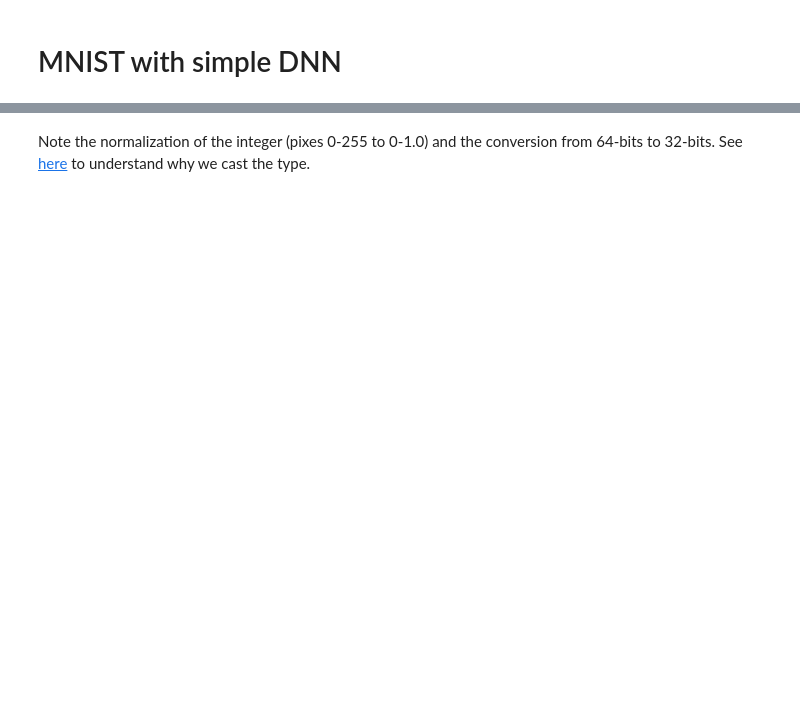
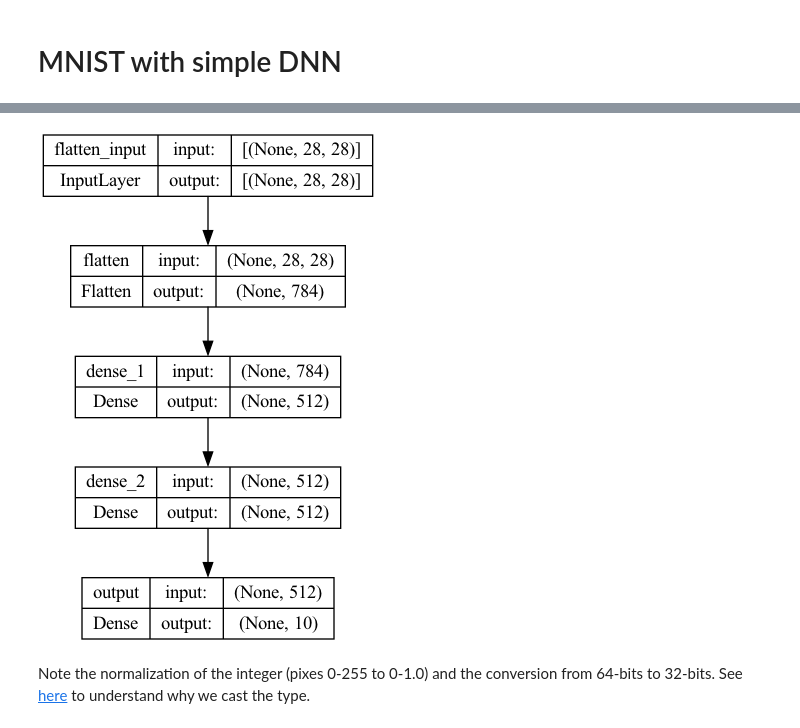
Before and after one commit to alextanhongpin/deep_learning_pattern_and_practices, a Jupyter notebook: 01_mnist.ipynb, the cells around one changed output, grey strips where cells are left out. Cells and saved outputs as stored; diff of their text form; code cells hidden in the pictures; blank space fills up the shorter version.

Commit message:
chore: add plot

```diff
--- a/01_mnist.ipynb
+++ b/01_mnist.ipynb
@@ -7,8 +8,10 @@ from tensorflow.keras.layers import Dense, Flatten
 # MNIST with simple DNN
 # %%
 model = Sequential()
-model.add(Flatten(input_shape=(28, 28)))  # Shape of the MNIST image is 28 x 28px
-model.add(Dense(512, activation="relu"))
-model.add(Dense(512, activation="relu"))
-model.add(Dense(10, activation="softmax"))
+model.add(
+    Flatten(input_shape=(28, 28), name="flatten")
+)  # Shape of the MNIST image is 28 x 28px
+model.add(Dense(512, activation="relu", name="dense_1"))
+model.add(Dense(512, activation="relu", name="dense_2"))
+model.add(Dense(10, activation="softmax", name="output"))
 model.compile(loss="sparse_categorical_crossentropy", optimizer="adam", metrics=["acc"])
@@ -15,3 +49,8 @@ model.compile(loss="sparse_categorical_crossentropy", optimizer="adam", metrics=
+# %%
+# plot_model?
+plot_model(model, show_shapes=True)
+# %% [output]
+[figure, added]
 # %%
 from tensorflow.keras.datasets import mnist
 
```
Also changed, not shown: parts of 4 cells of this notebook.
